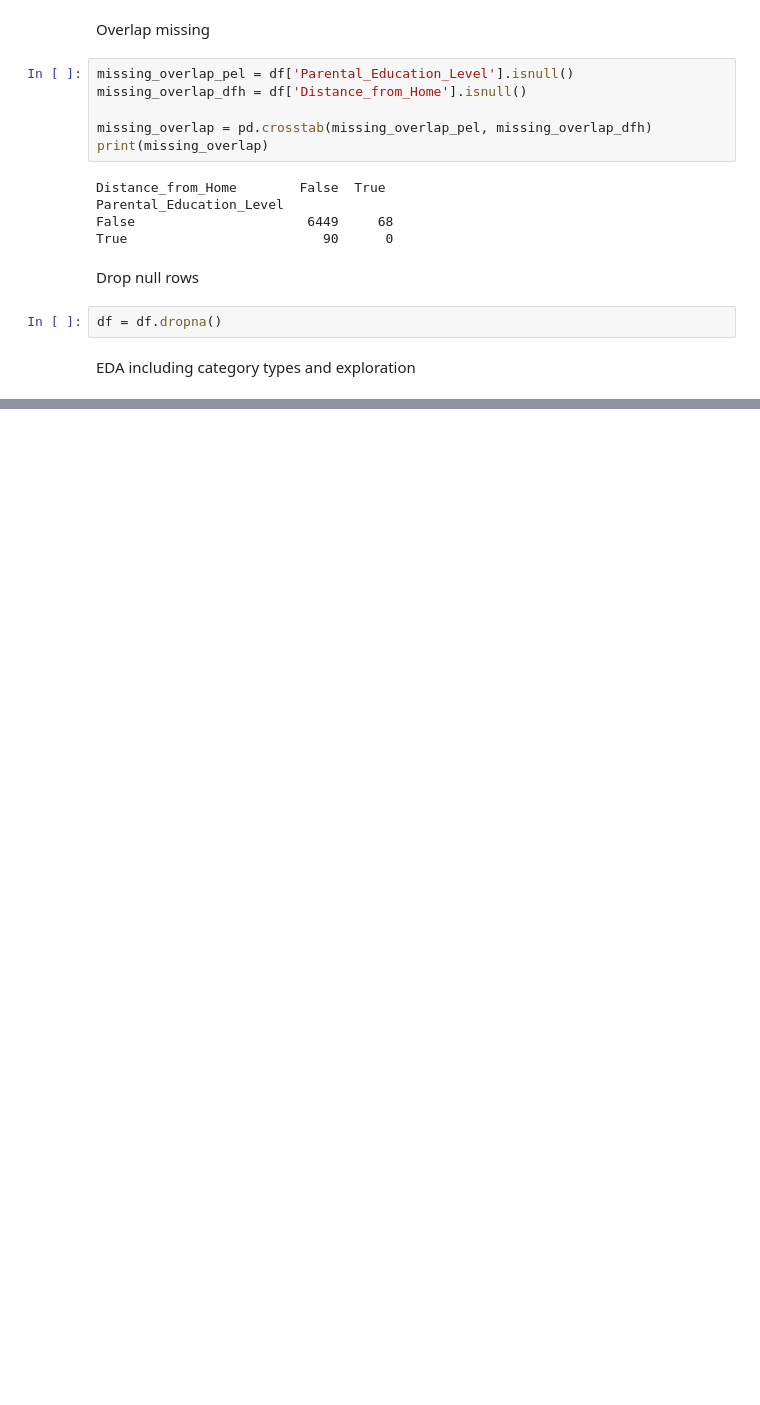
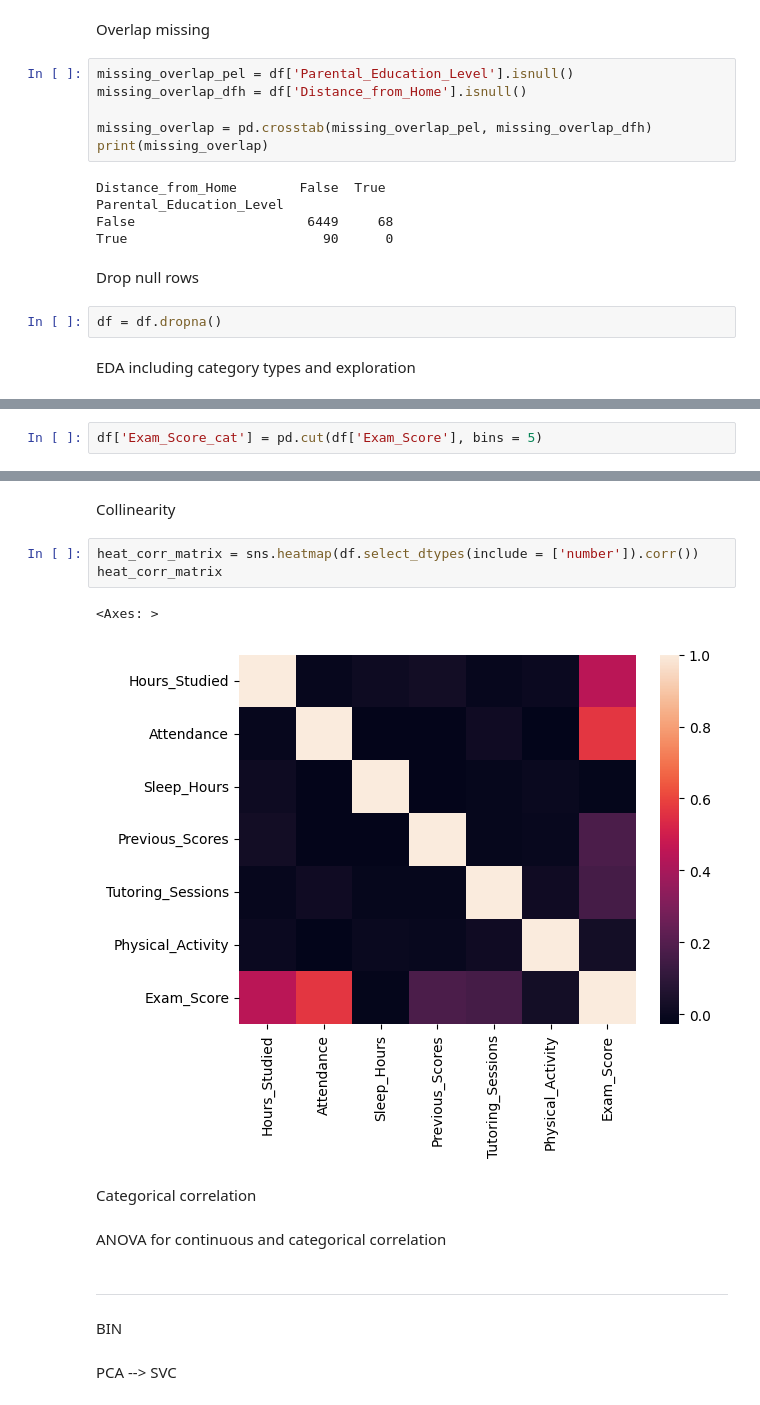
Before and after one commit to carn51/Assignment-1, a Jupyter notebook: POTENTIAL_FINAL_PROJECT.ipynb, the cells around one changed output, grey strips where cells are left out. Saved outputs shown, nothing was run; the diff lists cells and outputs as text; blank space fills up the shorter version.

```diff
--- a/POTENTIAL_FINAL_PROJECT.ipynb
+++ b/POTENTIAL_FINAL_PROJECT.ipynb
@@ -97,0 +112,2 @@ Preprocess
+# %%
+df['Exam_Score_cat'] = pd.cut(df['Exam_Score'], bins = 5)
@@ -97,0 +192,17 @@ Preprocess
+# %% [markdown]
+Collinearity
+# %%
+heat_corr_matrix = sns.heatmap(df.select_dtypes(include = ['number']).corr())
+heat_corr_matrix
+# %% [output]
+<Axes: >
+[figure, added]
+# %% [markdown]
+Categorical correlation
+# %% [markdown]
+ANOVA for continuous and categorical correlation
+# %% [markdown]
+---
+BIN
+# %% [markdown]
+PCA --> SVC
```
Also changed, not shown: parts of 18 cells of this notebook.
